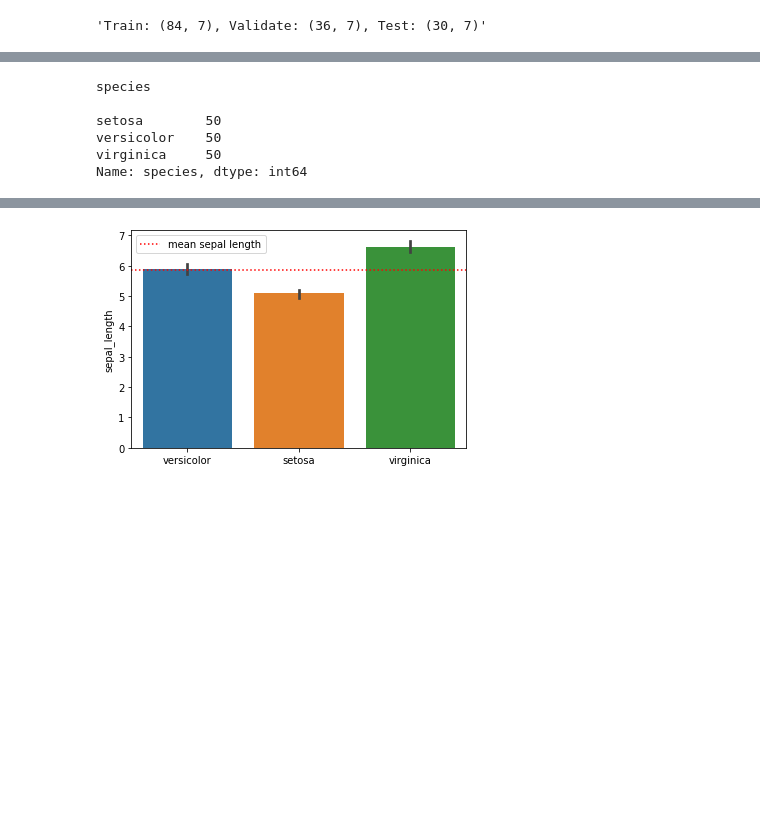
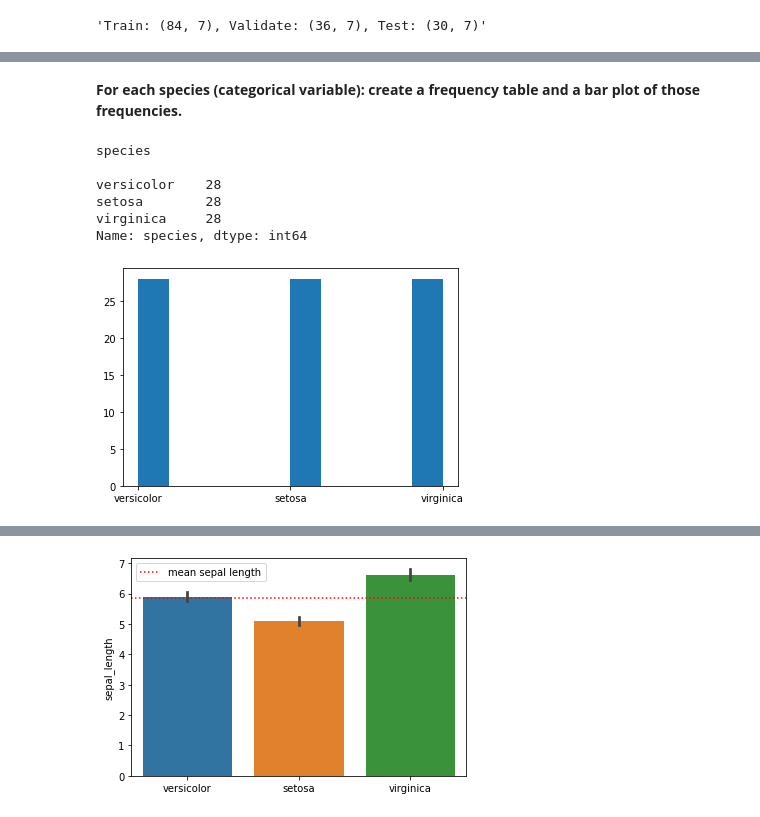
Before and after one commit to mwboiss/classification-exercises, a Jupyter notebook: classification_exercises.ipynb, the cells around one changed output, grey strips where cells are left out. Drawn from its saved outputs; the diff is of its cells as text; code cells hidden in the pictures; blank space fills up the shorter version.

```diff
--- a/classification_exercises.ipynb
+++ b/classification_exercises.ipynb
@@ -925,11 +900,18 @@ dtype: int64
+# %% [markdown]
+**For each species (categorical variable): create a frequency table and a bar plot of those frequencies.**
 # %%
-object_columns = iris.columns[iris.dtypes == 'object']
+object_columns = train.columns[train.dtypes == 'object']
 for cat in object_columns:
-     print(f'{cat}\n\n{iris[cat].value_counts()}\n')
+     print(f'{cat}\n\n{train[cat].value_counts()}\n')
 # %% [output]
 species
 
-setosa        50
-versicolor    50
-virginica     50
+versicolor    28
+setosa        28
+virginica     28
 Name: species, dtype: int64
+# %%
+plt.hist(train.species)
+plt.show()
+# %% [output]
+[figure, added]
```
Also changed, not shown: parts of 45 cells of this notebook.
